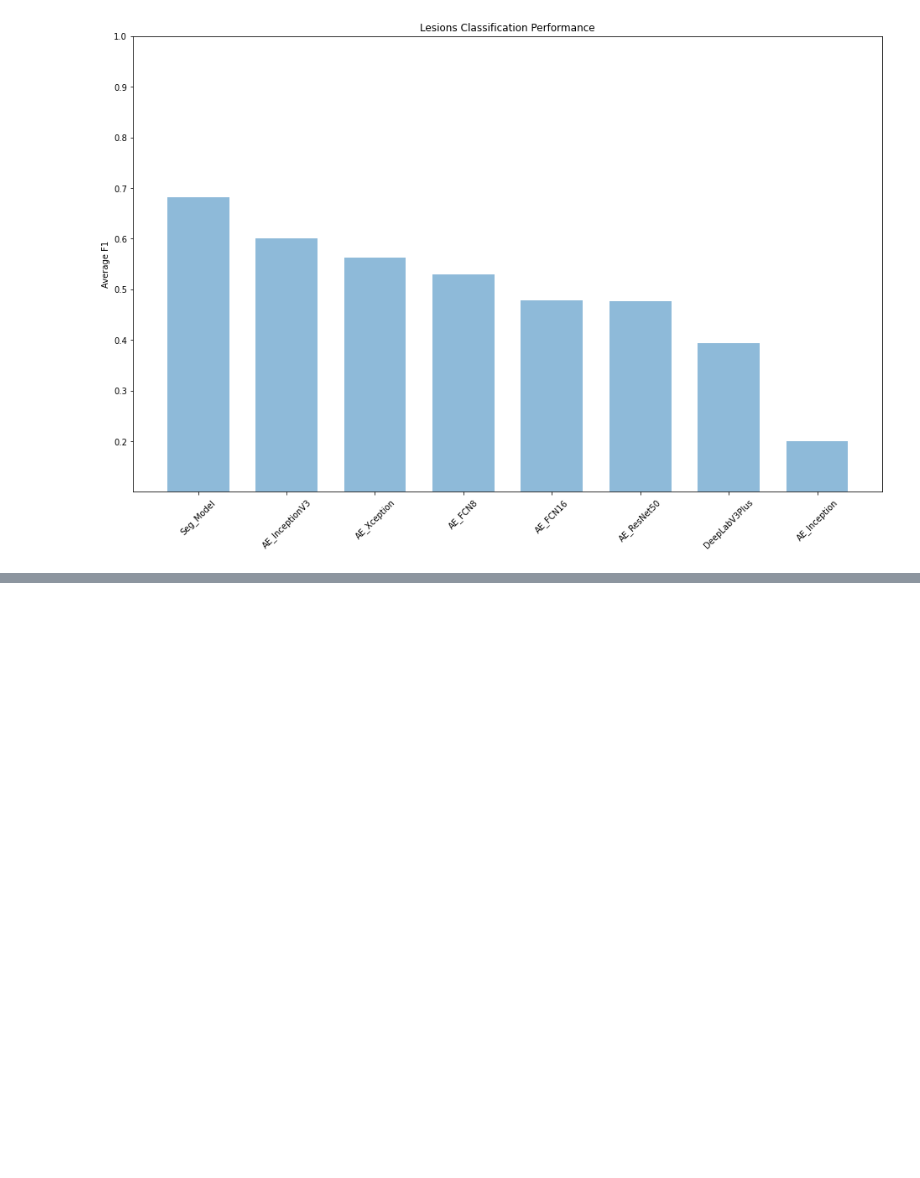
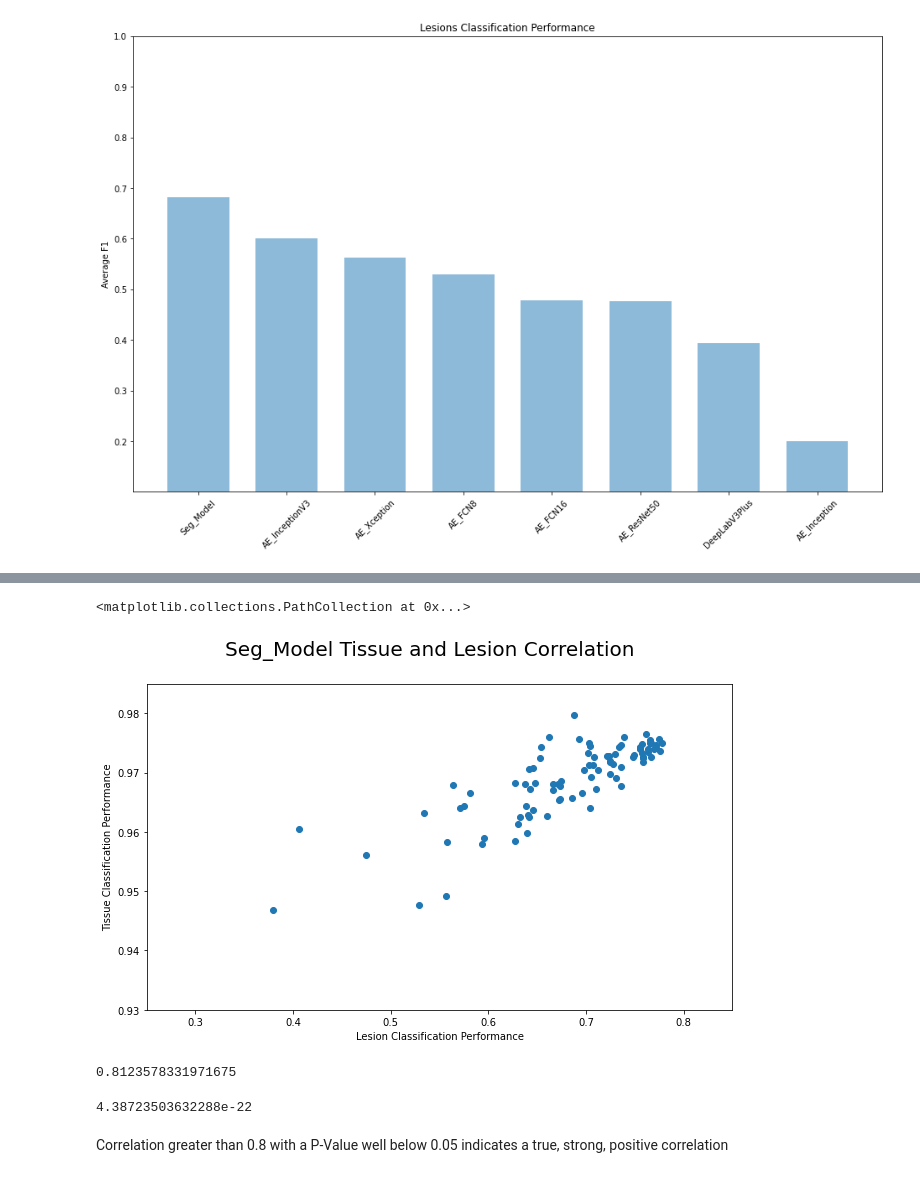
Before and after one commit to weldonj/DS_Assessment, a Jupyter notebook: _build/jupyter_execute/Overall_Model_Performance.ipynb, the cells around one changed output, grey strips where cells are left out. Saved outputs shown, nothing was run; the diff lists cells and outputs as text; code cells hidden in the pictures; blank space fills up the shorter version.

```diff
--- a/_build/jupyter_execute/Overall_Model_Performance.ipynb
+++ b/_build/jupyter_execute/Overall_Model_Performance.ipynb
@@ -89,0 +93,15 @@ plot(list(lesions_models_mean['model']),list(lesions_models_mean['f1']),'Lesions
+# %%
+ti = list(tissue[tissue['model'] == 'Seg_Model'].sort_values(by='classifier')['f1'].dropna())
+# %%
+le = list(lesions[lesions['model'] == 'Seg_Model'].sort_values(by='classifier')['f1'].dropna())
+# %%
+fig = plt.figure(figsize=(10.5,6))
+fig.suptitle('Seg_Model Tissue and Lesion Correlation', fontsize=20)
+plt.xlabel('Lesion Classification Performance')
+plt.ylabel('Tissue Classification Performance')
+plt.xlim(0.25,0.85)
+plt.ylim(0.93,0.985)
+plt.scatter(le, ti)
+# %% [output]
+<matplotlib.collections.PathCollection at 0x...>
+[figure, added]
@@ -89,0 +110,10 @@ plot(list(lesions_models_mean['model']),list(lesions_models_mean['f1']),'Lesions
+# %%
+correlation
+# %% [output]
+0.8123578331971675
+# %%
+p_value
+# %% [output]
+4.38723503632288e-22
+# %% [markdown]
+Correlation greater than 0.8 with a P-Value well below 0.05 indicates a true, strong, positive correlation
```
Also changed, not shown: parts of 9 cells of this notebook, 25 other files.
